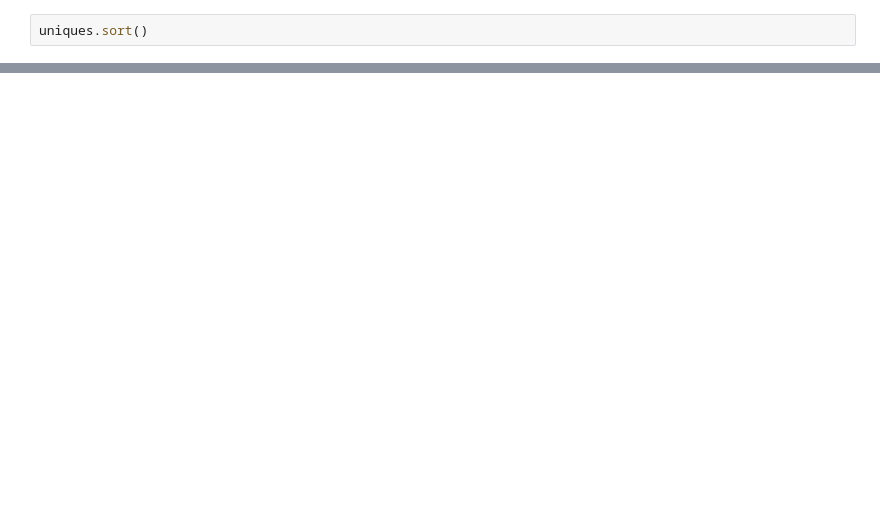
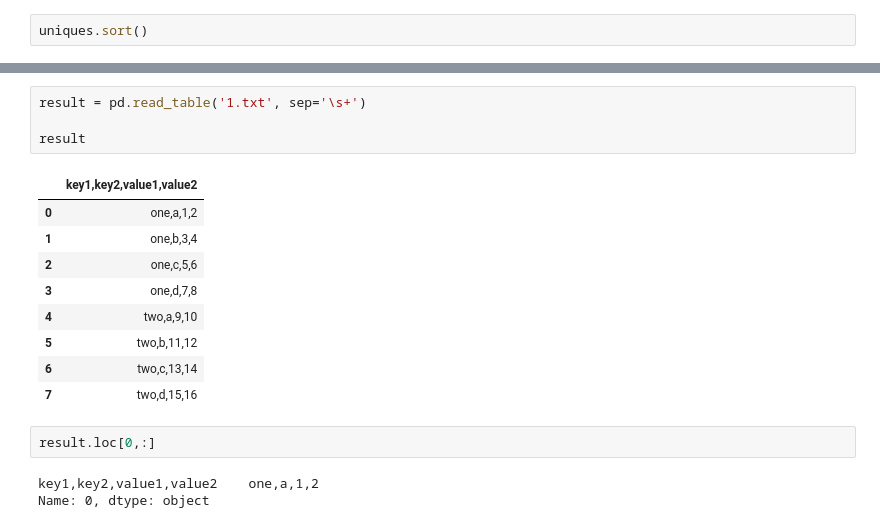
Before and after one commit to lwhorizon/task2, a Jupyter notebook: Untitled.ipynb, the cells around one changed output, grey strips where cells are left out. Cells and saved outputs as stored; diff of their text form; blank space fills up the shorter version.

```diff
--- a/Untitled.ipynb
+++ b/Untitled.ipynb
@@ -1069,0 +1041,19 @@ parsed
+# %%
+result = pd.read_table('1.txt', sep='\s+')
+
+result
+# %% [output]
+|  | key1,key2,value1,value2 |
+| 0 | one,a,1,2 |
+| 1 | one,b,3,4 |
+| 2 | one,c,5,6 |
+| 3 | one,d,7,8 |
+| 4 | two,a,9,10 |
+| 5 | two,b,11,12 |
+| 6 | two,c,13,14 |
+| 7 | two,d,15,16 |
+# %%
+result.loc[0,:]
+# %% [output]
+key1,key2,value1,value2    one,a,1,2
+Name: 0, dtype: object
```
Also changed, not shown: parts of 29 cells of this notebook, 4 other files.
